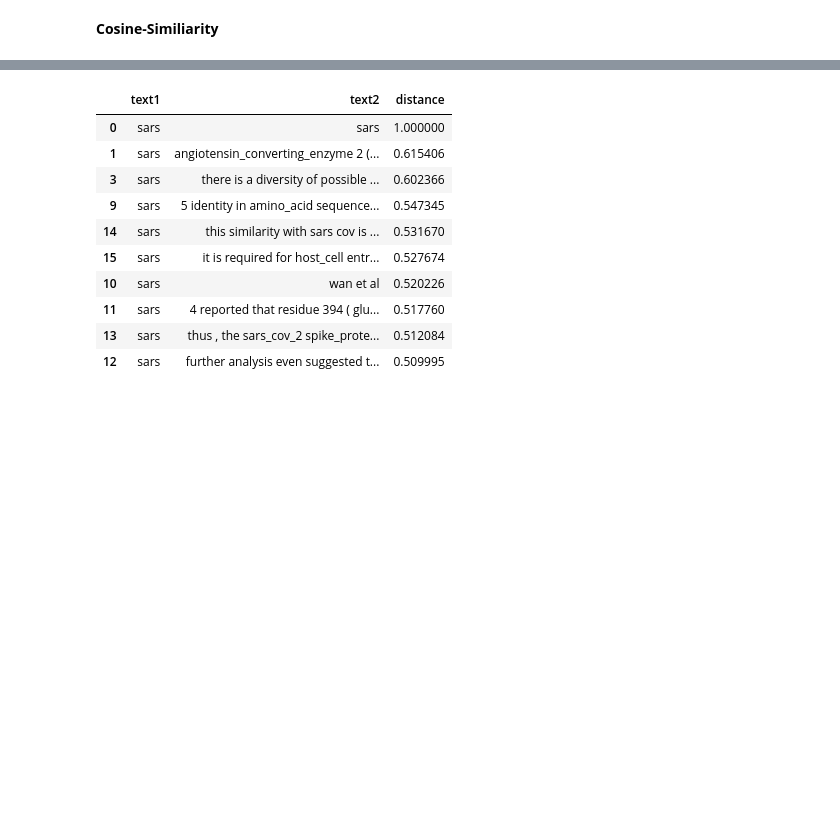
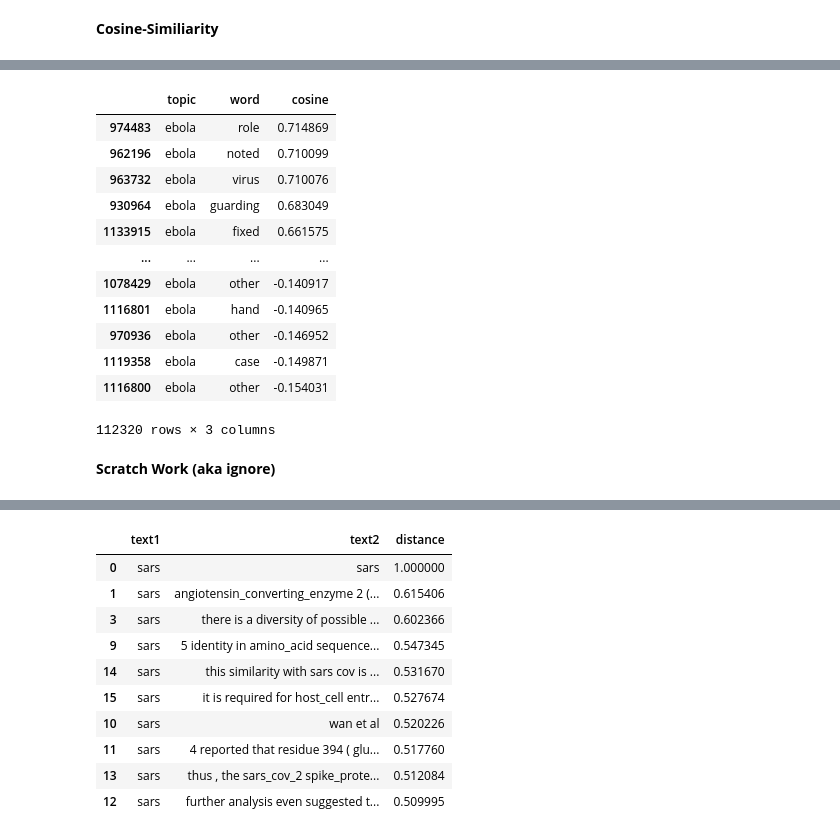
Before and after one commit to pkargupta/multidimsearch, a Jupyter notebook: main.ipynb, the cells around one changed output, grey strips where cells are left out. Cells and saved outputs as stored; diff of their text form; code cells hidden in the pictures; blank space fills up the shorter version.

```diff
--- a/main.ipynb
+++ b/main.ipynb
@@ -124,0 +271,18 @@ len(target_word_embeddings)
+# %%
+word_df[(word_df.topic == "ebola")]
+# %% [output]
+|  | topic | word | cosine |
+| 974483 | ebola | role | 0.714869 |
+| 962196 | ebola | noted | 0.710099 |
+| 963732 | ebola | virus | 0.710076 |
+| 930964 | ebola | guarding | 0.683049 |
+| 1133915 | ebola | fixed | 0.661575 |
+| ... | ... | ... | ... |
+| 1078429 | ebola | other | -0.140917 |
+| 1116801 | ebola | hand | -0.140965 |
+| 970936 | ebola | other | -0.146952 |
+| 1119358 | ebola | case | -0.149871 |
+| 1116800 | ebola | other | -0.154031 |
+112320 rows × 3 columns
+# %% [markdown]
+**Scratch Work (aka ignore)**
```
Also changed, not shown: parts of 26 cells of this notebook.
